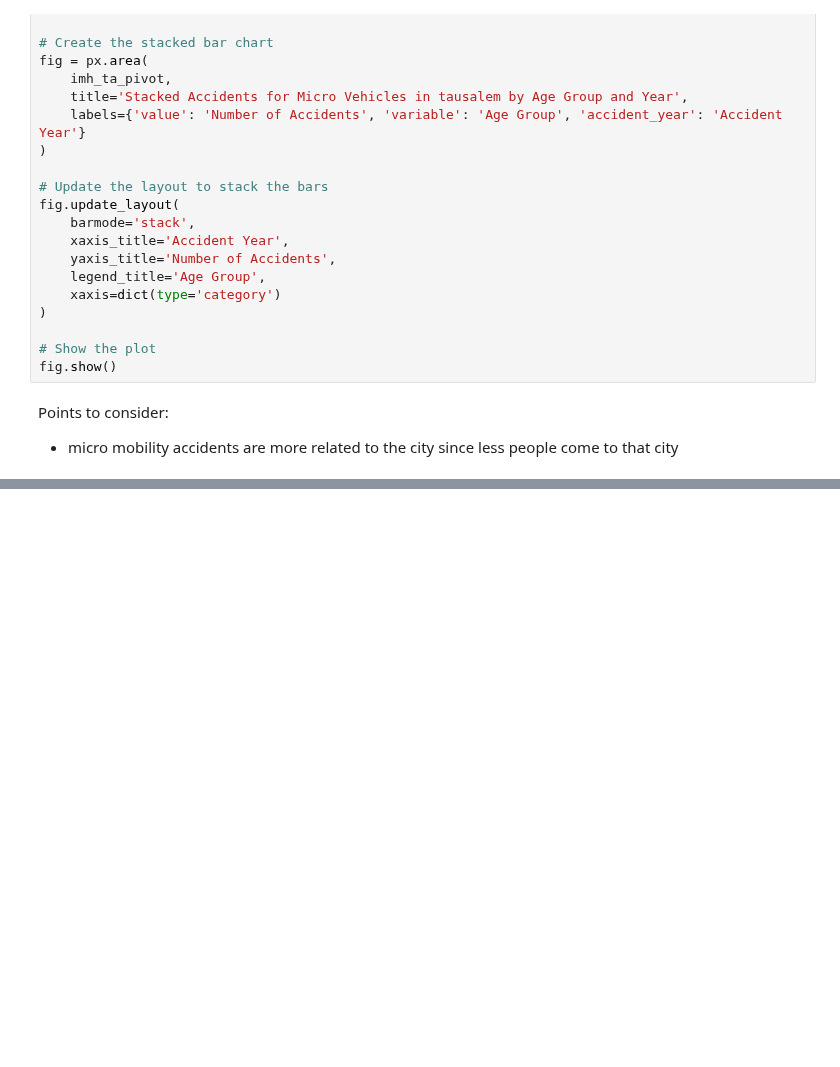
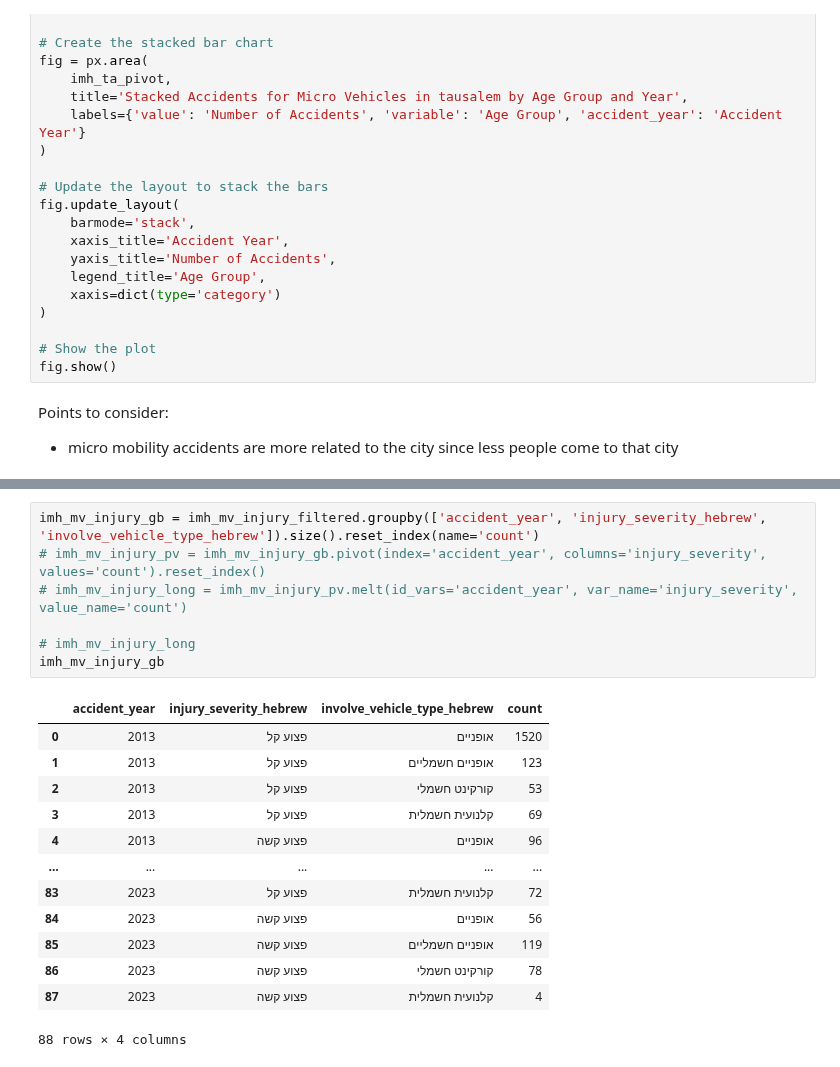
Before and after one commit to tryko/anyway, a Jupyter notebook: EDA_all_cities.ipynb, the cells around one changed output, grey strips where cells are left out. Cells and saved outputs as stored; diff of their text form; blank space fills up the shorter version.

```diff
--- a/EDA_all_cities.ipynb
+++ b/EDA_all_cities.ipynb
@@ -235,0 +240,21 @@ Points to consider:
+# %%
+imh_mv_injury_gb = imh_mv_injury_filtered.groupby(['accident_year', 'injury_severity_hebrew', 'involve_vehicle_type_hebrew']).size().reset_index(name='count')
+# imh_mv_injury_pv = imh_mv_injury_gb.pivot(index='accident_year', columns='injury_severity', values='count').reset_index()
+# imh_mv_injury_long = imh_mv_injury_pv.melt(id_vars='accident_year', var_name='injury_severity', value_name='count')
+
+# imh_mv_injury_long
+imh_mv_injury_gb
+# %% [output]
+|  | accident_year | injury_severity_hebrew | involve_vehicle_type_hebrew | count |
+| 0 | 2013 | פצוע קל | אופניים | 1520 |
+| 1 | 2013 | פצוע קל | אופניים חשמליים | 123 |
+| 2 | 2013 | פצוע קל | קורקינט חשמלי | 53 |
+| 3 | 2013 | פצוע קל | קלנועית חשמלית | 69 |
+| 4 | 2013 | פצוע קשה | אופניים | 96 |
+| ... | ... | ... | ... | ... |
+| 83 | 2023 | פצוע קל | קלנועית חשמלית | 72 |
+| 84 | 2023 | פצוע קשה | אופניים | 56 |
+| 85 | 2023 | פצוע קשה | אופניים חשמליים | 119 |
+| 86 | 2023 | פצוע קשה | קורקינט חשמלי | 78 |
+| 87 | 2023 | פצוע קשה | קלנועית חשמלית | 4 |
+88 rows × 4 columns
```
Also changed, not shown: parts of 14 cells of this notebook.
